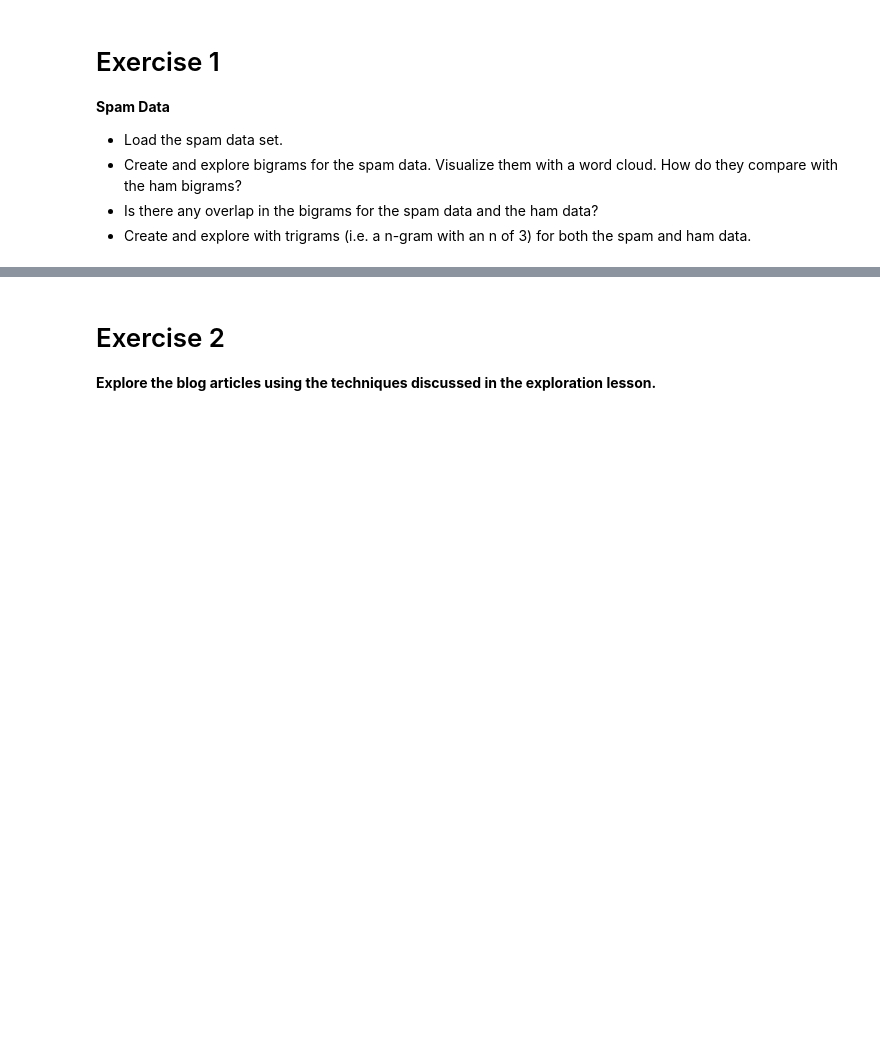
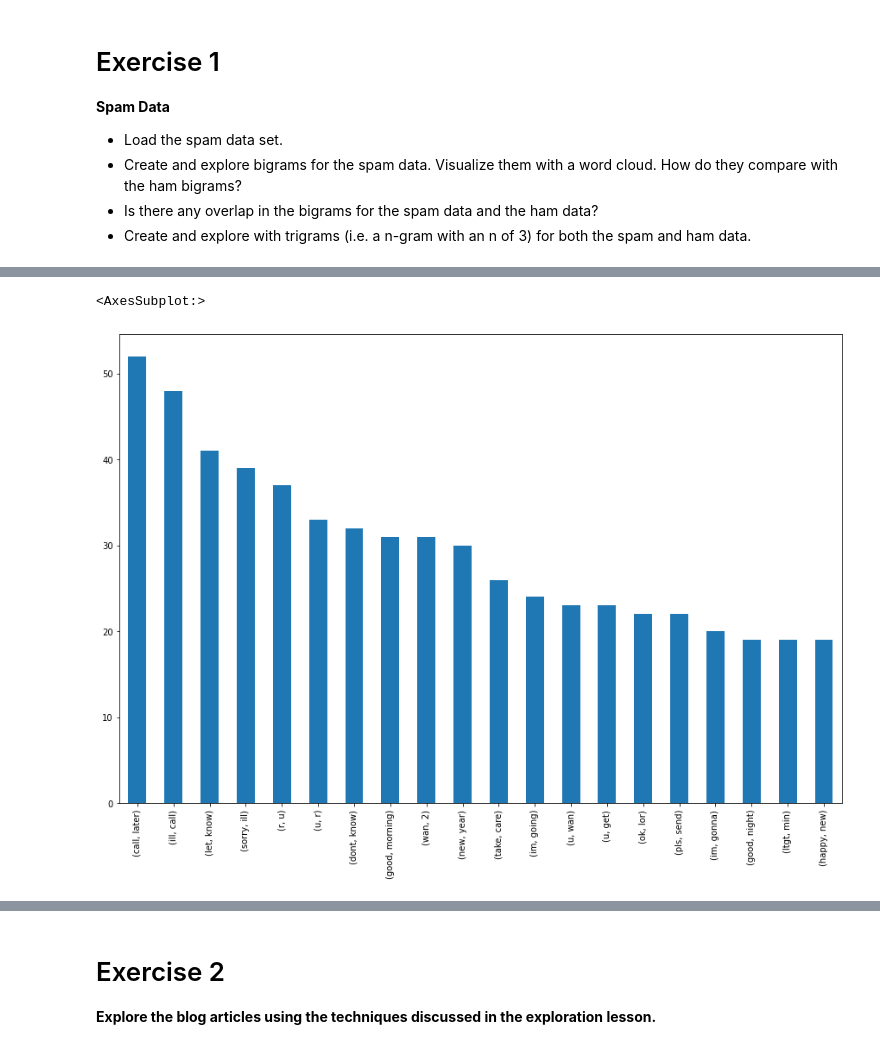
Before and after one commit to BraedenWright/natural-language-processing-exercises, a Jupyter notebook: explore.ipynb, the cells around one changed output, grey strips where cells are left out. Drawn from its saved outputs; the diff is of its cells as text; code cells hidden in the pictures; blank space fills up the shorter version.

```diff
--- a/explore.ipynb
+++ b/explore.ipynb
@@ -13,8 +13,10 @@ import seaborn as sns
 import matplotlib.pyplot as plt
 from wordcloud import WordCloud
 
-plt.rc('figure', figsize=(13, 7))
-plt.style.use('seaborn-darkgrid')
+# Custom
+import env
+import acquire
+import prepare
 # %% [markdown]
 # Exercise 1
 **Spam Data**
@@ -23,3 +25,14 @@ plt.style.use('seaborn-darkgrid')
    - Create and explore bigrams for the spam data. Visualize them with a word cloud. How do they compare with the ham bigrams?
    - Is there any overlap in the bigrams for the spam data and the ham data?
    - Create and explore with trigrams (i.e. a n-gram with an n of 3) for both the spam and ham data.
+# %%
+from env import user, password, host
+
+def get_db_url(database, host=host, user=user, password=password):
+    return f'mysql+pymysql://{user}:{password}@{host}/{database}'
+
+
+url = get_db_url("spam_db")
+sql = "SELECT * FROM spam"
+
+df = pd.read_sql(sql, url, index_col="id")
@@ -25,0 +71,8 @@ plt.style.use('seaborn-darkgrid')
+# %%
+# Construct word count df
+all_text = ' '.join(df.text)
+spam_text = ' '.join(df[df.label == 'spam'].text)
+ham_text = ' '.join(df[df.label == 'ham'].text)
+all_text = prepare.clean(all_text)
+spam_text = prepare.clean(spam_text)
+ham_text = prepare.clean(ham_text)
@@ -25,0 +124,5 @@ plt.style.use('seaborn-darkgrid')
+# %%
+pd.Series(nltk.bigrams(ham_text.split())).value_counts().head(20).plot.bar(figsize=(15,10))
+# %% [output]
+<AxesSubplot:>
+[figure, added]
```
Also changed, not shown: parts of 10 cells of this notebook, 3 other files.
